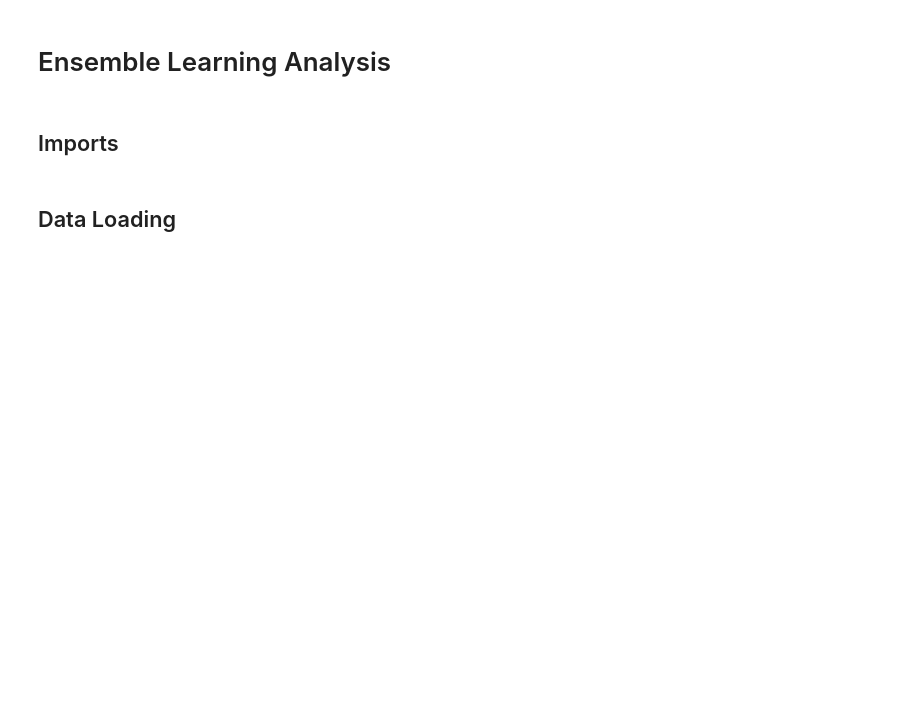
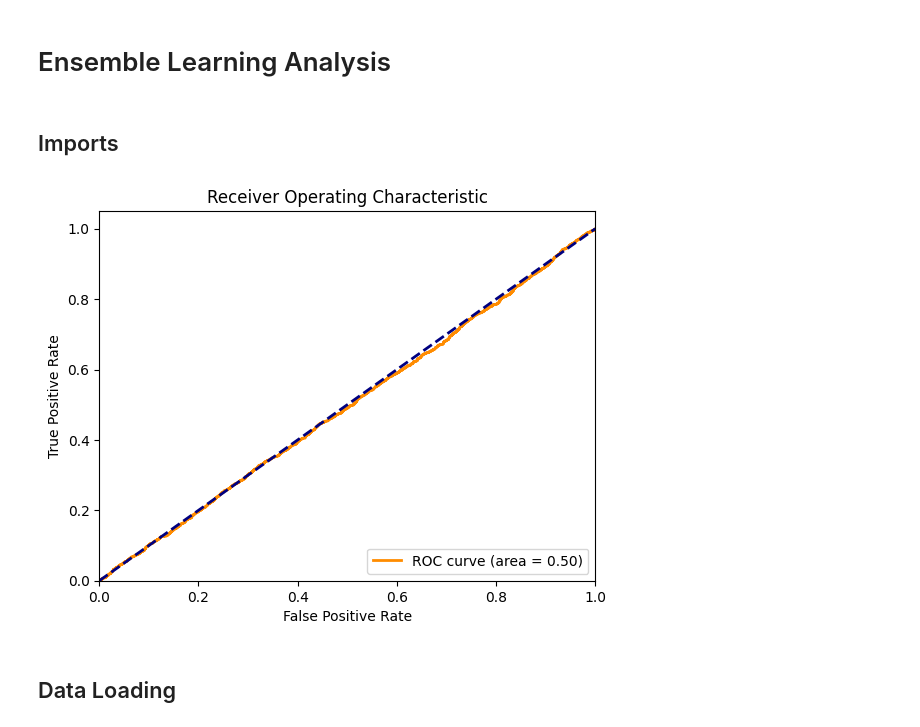
Before and after one commit to Pericles001/lungcancerdetectiondl, a Jupyter notebook: Pericles_implementation_baseline2.ipynb, the cells around one changed output. Cells and saved outputs as stored; diff of their text form; code cells hidden in the pictures; blank space fills up the shorter version.

Commit message:
Kaggle Notebook | intro-dl_baseline_pericles-4 | Version 1

```diff
--- a/Pericles_implementation_baseline2.ipynb
+++ b/Pericles_implementation_baseline2.ipynb
@@ -2983,3 +1176,62 @@ Following the pattern of the previous section, this part focuses on the Efficien
 # from sklearn.preprocessing import label_binarize
+# %%
+import argparse
+import pandas as pd
+import numpy as np
+from sklearn.metrics import roc_curve, auc
+import matplotlib.pyplot as plt
+from sklearn.preprocessing import label_binarize
+
+# Initialize ArgumentParser
+parser = argparse.ArgumentParser()
+
+# Add arguments with default paths for notebook/testing in /kaggle/working/saved/
+parser.add_argument('--root_dir', type=str, default='/kaggle/working/saved/', help='Directory where all files are stored')
+parser.add_argument('--train_labels', type=str, default='/kaggle/working/saved/train_labels.csv', help='File path for train labels')
+parser.add_argument('--test_labels', type=str, default='/kaggle/working/saved/test_labels.csv', help='File path for test labels')
+parser.add_argument('--inception_v3_train', type=str, default='/kaggle/working/saved/inception_v3_train.csv', help='File path for inception v3 train data')
+parser.add_argument('--inception_v3_test', type=str, default='/kaggle/working/saved/inception_v3_test.csv', help='File path for inception v3 test data')
+parser.add_argument('--resnet152_train', type=str, default='/kaggle/working/saved/resnet152_train.csv', help='File path for resnet152 train data')
+parser.add_argument('--resnet152_test', type=str, default='/kaggle/working/saved/resnet152_test.csv', help='File path for resnet152 test data')
+parser.add_argument('--densenet169_train', type=str, default='/kaggle/working/saved/densenet169_train.csv', help='File path for densenet169 train data')
+parser.add_argument('--densenet169_test', type=str, default='/kaggle/working/saved/densenet169_test.csv', help='File path for densenet169 test data')
+
+# Parse arguments
+args = parser.parse_args(args=[])
+
+# Load train and test labels using paths from arguments
+train_labels = pd.read_csv(args.train_labels, header=None)
+test_labels = pd.read_csv(args.test_labels, header=None)
+
+# Define test_labels and preds_original for the ROC plot
+test_labels = test_labels[0].values  # Assuming labels are in the first column of test_df
+
+# Example predictions (Replace this with actual model predictions)
+# preds_original should be your model's predictions for the test set.
+# Example placeholder for prediction probabilities; adjust according to your model's output
+preds_original = np.random.rand(len(test_labels), np.unique(test_labels).shape[0])
+
+# Example function to plot ROC curve (assuming binary classification)
+def plot_roc_curve(test_labels, preds_original):
+    # Binarize the labels if they are not already
+    labels_bin = label_binarize(test_labels, classes=np.unique(test_labels))
+    fpr, tpr, _ = roc_curve(labels_bin.ravel(), preds_original.ravel())
+    roc_auc = auc(fpr, tpr)
+
+    plt.figure()
+    plt.plot(fpr, tpr, color='darkorange', lw=2, label='ROC curve (area = %0.2f)' % roc_auc)
+    plt.plot([0, 1], [0, 1], color='navy', lw=2, linestyle='--')
+    plt.xlim([0.0, 1.0])
+    plt.ylim([0.0, 1.05])
+    plt.xlabel('False Positive Rate')
+    plt.ylabel('True Positive Rate')
+    plt.title('Receiver Operating Characteristic')
+    plt.legend(loc="lower right")
+    plt.show()
+
+# Call the plot function
+plot_roc_curve(test_labels, preds_original)
+# %% [output]
+[figure, added]
 # %% [markdown]
 ## Data Loading
```
Also changed, not shown: parts of 88 cells of this notebook.
